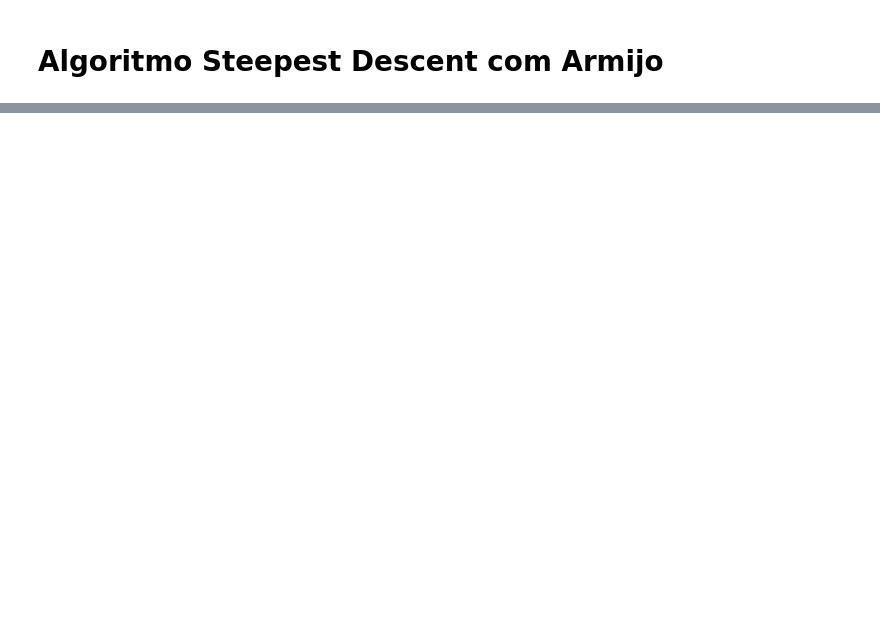
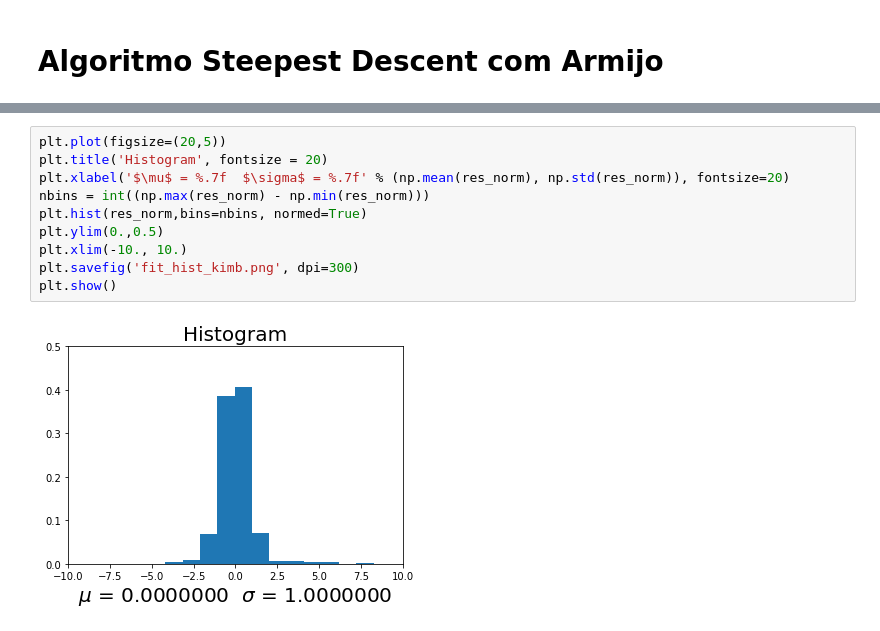
Before and after one commit to leobvital/non-linear-inversion, a Jupyter notebook: geofisica_steepest_armijo.ipynb, the cells around one changed output, grey strips where cells are left out. Drawn from its saved outputs; the diff is of its cells as text; blank space fills up the shorter version.

```diff
--- a/geofisica_steepest_armijo.ipynb
+++ b/geofisica_steepest_armijo.ipynb
@@ -367,0 +474,12 @@ plt.show()
+# %%
+plt.plot(figsize=(20,5))
+plt.title('Histogram', fontsize = 20)
+plt.xlabel('$\mu$ = %.7f  $\sigma$ = %.7f' % (np.mean(res_norm), np.std(res_norm)), fontsize=20)
+nbins = int((np.max(res_norm) - np.min(res_norm)))
+plt.hist(res_norm,bins=nbins, normed=True)
+plt.ylim(0.,0.5)
+plt.xlim(-10., 10.)
+plt.savefig('fit_hist_kimb.png', dpi=300)
+plt.show()
+# %% [output]
+[figure, added]
```
Also changed, not shown: parts of 28 cells of this notebook, 8 other files.
